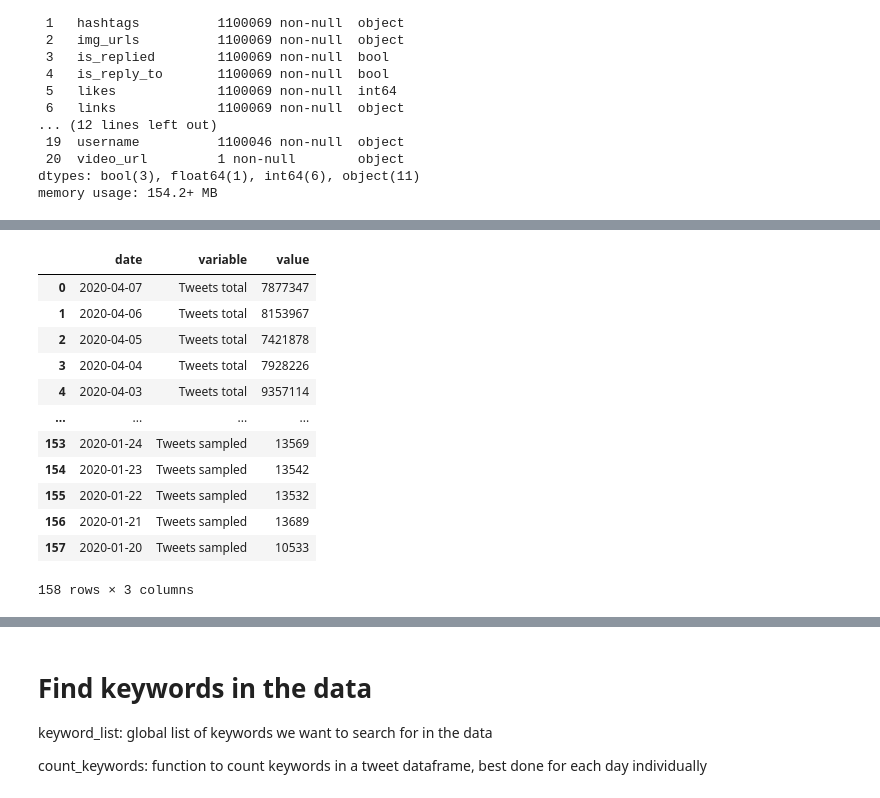
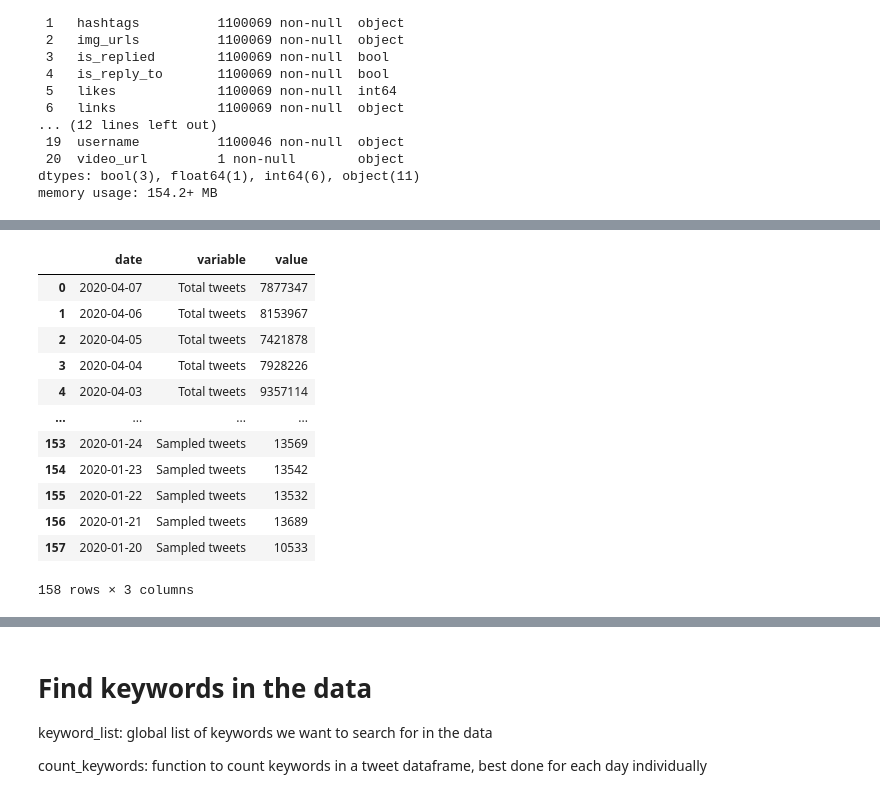
Before and after one commit to rlnrbio/twitter_data_viz, a Jupyter notebook: Test_twitter_data_from_github_repo.ipynb, the cells around one changed output, grey strips where cells are left out. Cells and saved outputs as stored; diff of their text form; code cells hidden in the pictures.

```diff
--- a/Test_twitter_data_from_github_repo.ipynb
+++ b/Test_twitter_data_from_github_repo.ipynb
@@ -459,22 +459,22 @@ memory usage: 5.9 KB
 79 rows × 9 columns
 # %%
 melted = merged_3_short[["date", "Tweets", "timestamp"]].rename(
-    columns = {"Tweets":"Tweets total", "timestamp":"Tweets sampled"}).melt("date")
+    columns = {"Tweets":"Total tweets", "timestamp":"Sampled tweets"}).melt("date")
 melted["value"] = melted["value"]+ 1
 melted
 # %% [output]
 |  | date | variable | value |
-| 0 | 2020-04-07 | Tweets total | 7877347 |
-| 1 | 2020-04-06 | Tweets total | 8153967 |
-| 2 | 2020-04-05 | Tweets total | 7421878 |
-| 3 | 2020-04-04 | Tweets total | 7928226 |
-| 4 | 2020-04-03 | Tweets total | 9357114 |
+| 0 | 2020-04-07 | Total tweets | 7877347 |
+| 1 | 2020-04-06 | Total tweets | 8153967 |
+| 2 | 2020-04-05 | Total tweets | 7421878 |
+| 3 | 2020-04-04 | Total tweets | 7928226 |
+| 4 | 2020-04-03 | Total tweets | 9357114 |
 | ... | ... | ... | ... |
-| 153 | 2020-01-24 | Tweets sampled | 13569 |
-| 154 | 2020-01-23 | Tweets sampled | 13542 |
-| 155 | 2020-01-22 | Tweets sampled | 13532 |
-| 156 | 2020-01-21 | Tweets sampled | 13689 |
-| 157 | 2020-01-20 | Tweets sampled | 10533 |
+| 153 | 2020-01-24 | Sampled tweets | 13569 |
+| 154 | 2020-01-23 | Sampled tweets | 13542 |
+| 155 | 2020-01-22 | Sampled tweets | 13532 |
+| 156 | 2020-01-21 | Sampled tweets | 13689 |
+| 157 | 2020-01-20 | Sampled tweets | 10533 |
 158 rows × 3 columns
 # %%
 chart = alt.Chart(melted).mark_area(opacity = .6).encode(
```
Also changed, not shown: parts of 6 cells of this notebook, 3 other files.
